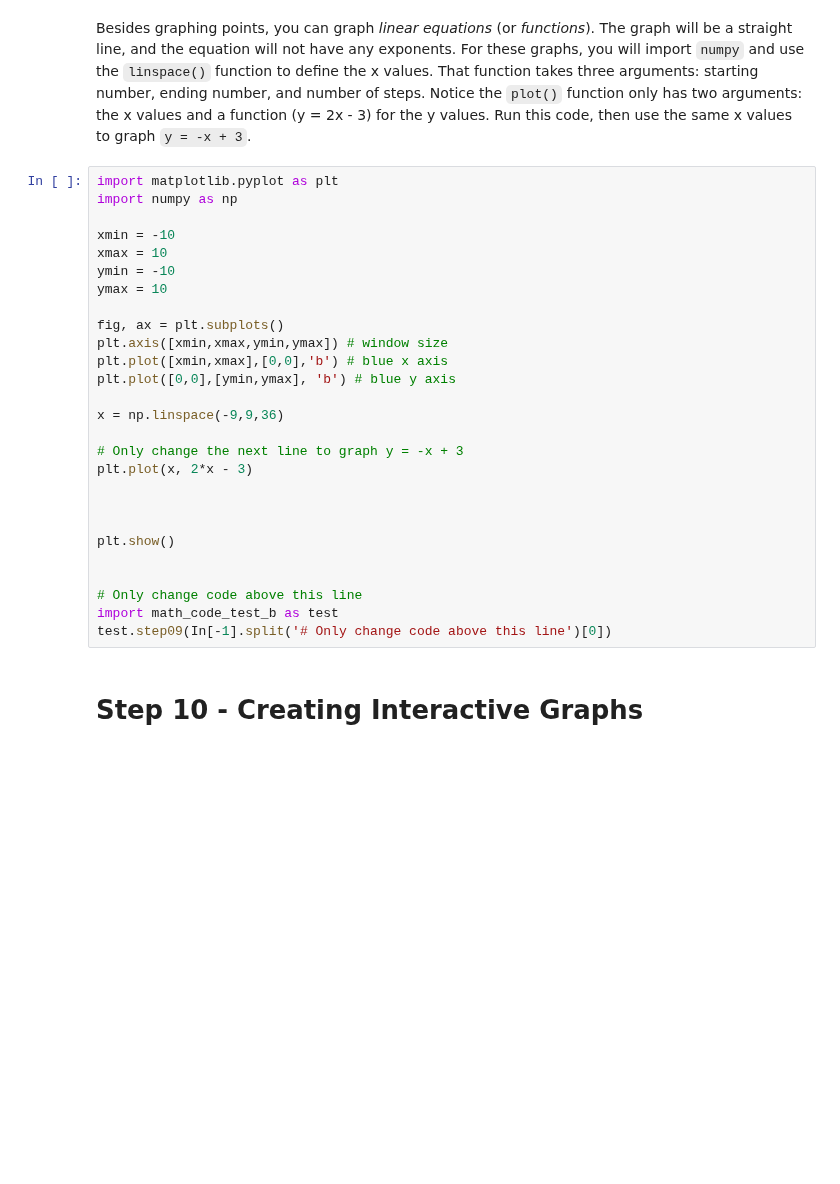
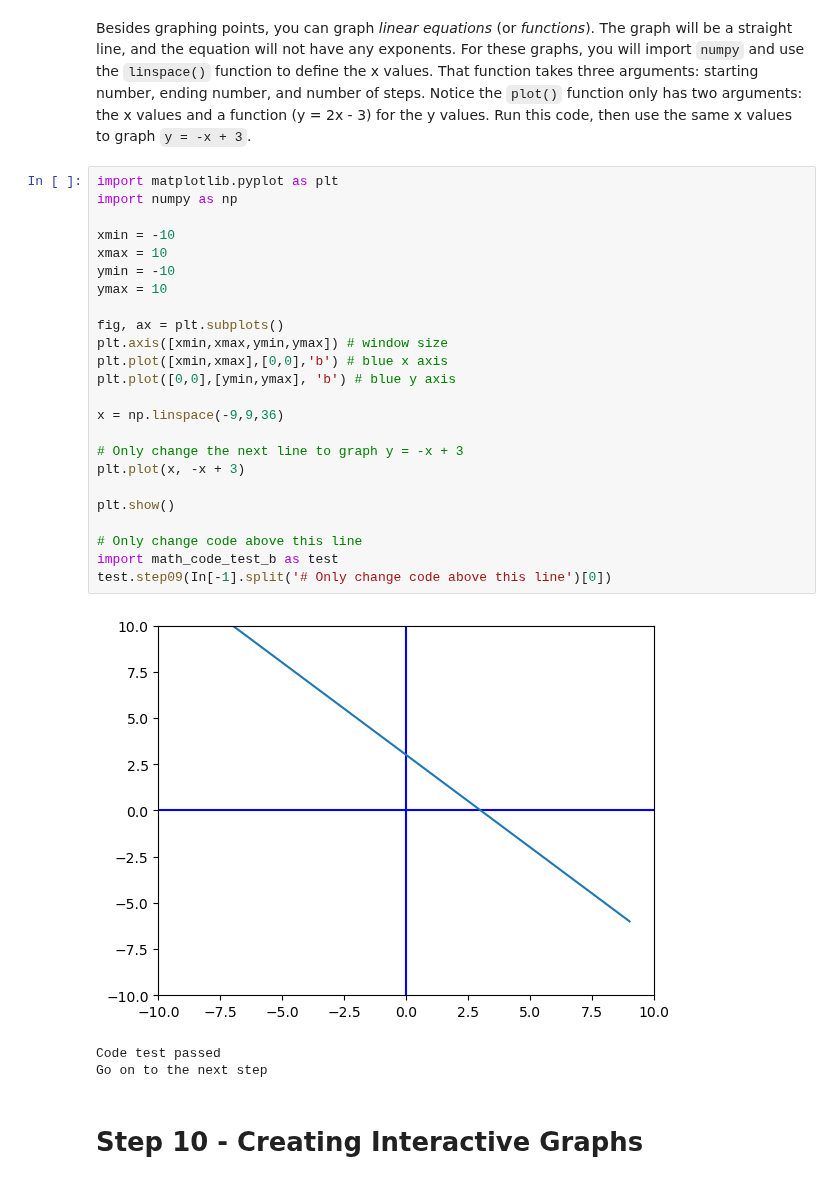
Before and after one commit to barbellfan/CollegeAlgebraJup, a Jupyter notebook: FoundationalMath/Foundational_Math_2_(Learn).ipynb, the cells around one changed output. Drawn from its saved outputs; the diff is of its cells as text; blank space fills up the shorter version.

```diff
--- a/FoundationalMath/Foundational_Math_2_(Learn).ipynb
+++ b/FoundationalMath/Foundational_Math_2_(Learn).ipynb
@@ -280,30 +293,31 @@ Besides graphing points, you can graph <i>linear equations</i> (or <i>functions<
 # %%
 import matplotlib.pyplot as plt
 import numpy as np
 
 xmin = -10
 xmax = 10
 ymin = -10
 ymax = 10
 
 fig, ax = plt.subplots()
 plt.axis([xmin,xmax,ymin,ymax]) # window size
 plt.plot([xmin,xmax],[0,0],'b') # blue x axis
 plt.plot([0,0],[ymin,ymax], 'b') # blue y axis
 
 x = np.linspace(-9,9,36)
 
 # Only change the next line to graph y = -x + 3
-plt.plot(x, 2*x - 3)
-
-
+plt.plot(x, -x + 3)
 
 plt.show()
-
 
 # Only change code above this line
 import math_code_test_b as test
 test.step09(In[-1].split('# Only change code above this line')[0])
+# %% [output]
+[figure, added]
+Code test passed
+Go on to the next step
 # %% [markdown]
 # Step 10 - Creating Interactive Graphs
 # %% [markdown]
```
Also changed, not shown: parts of 17 cells of this notebook.
